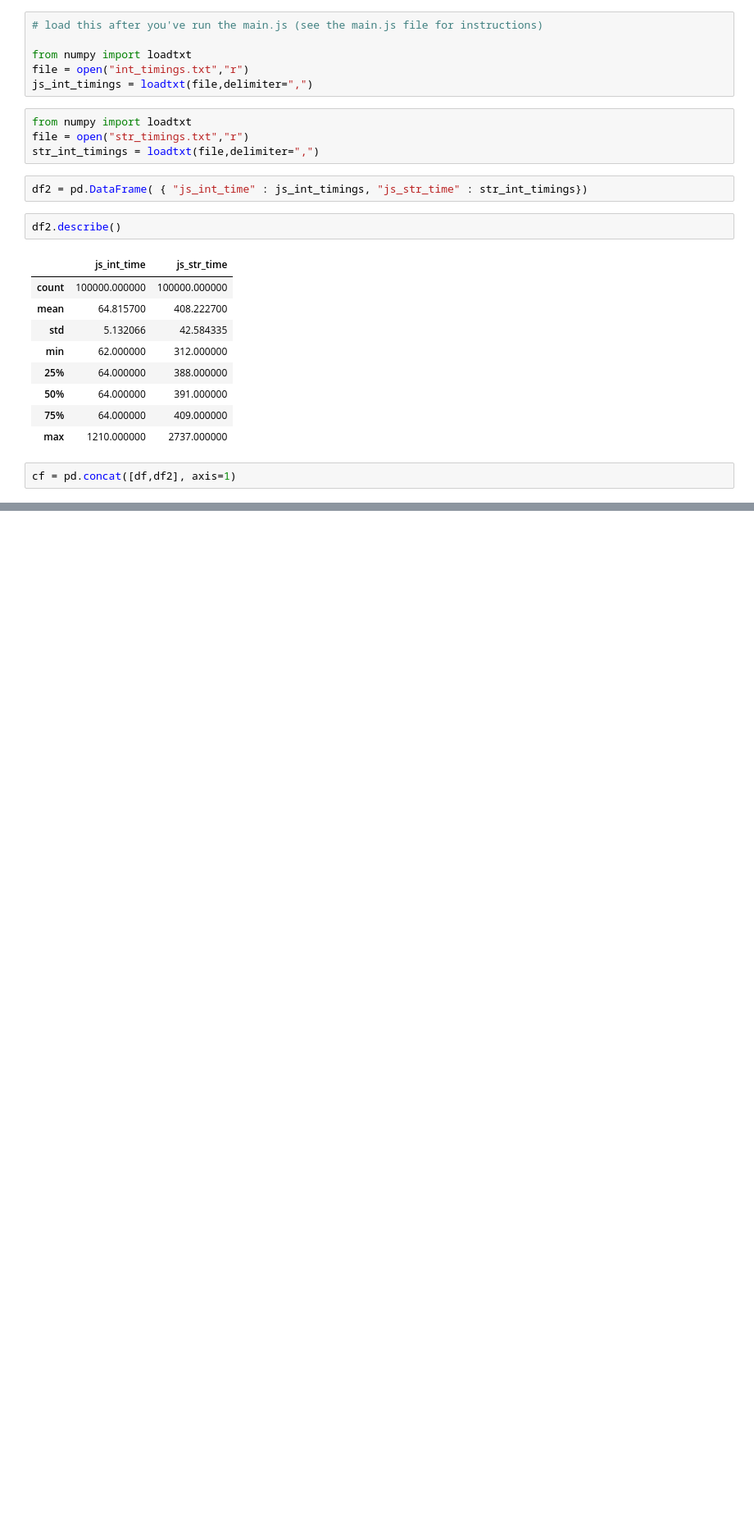
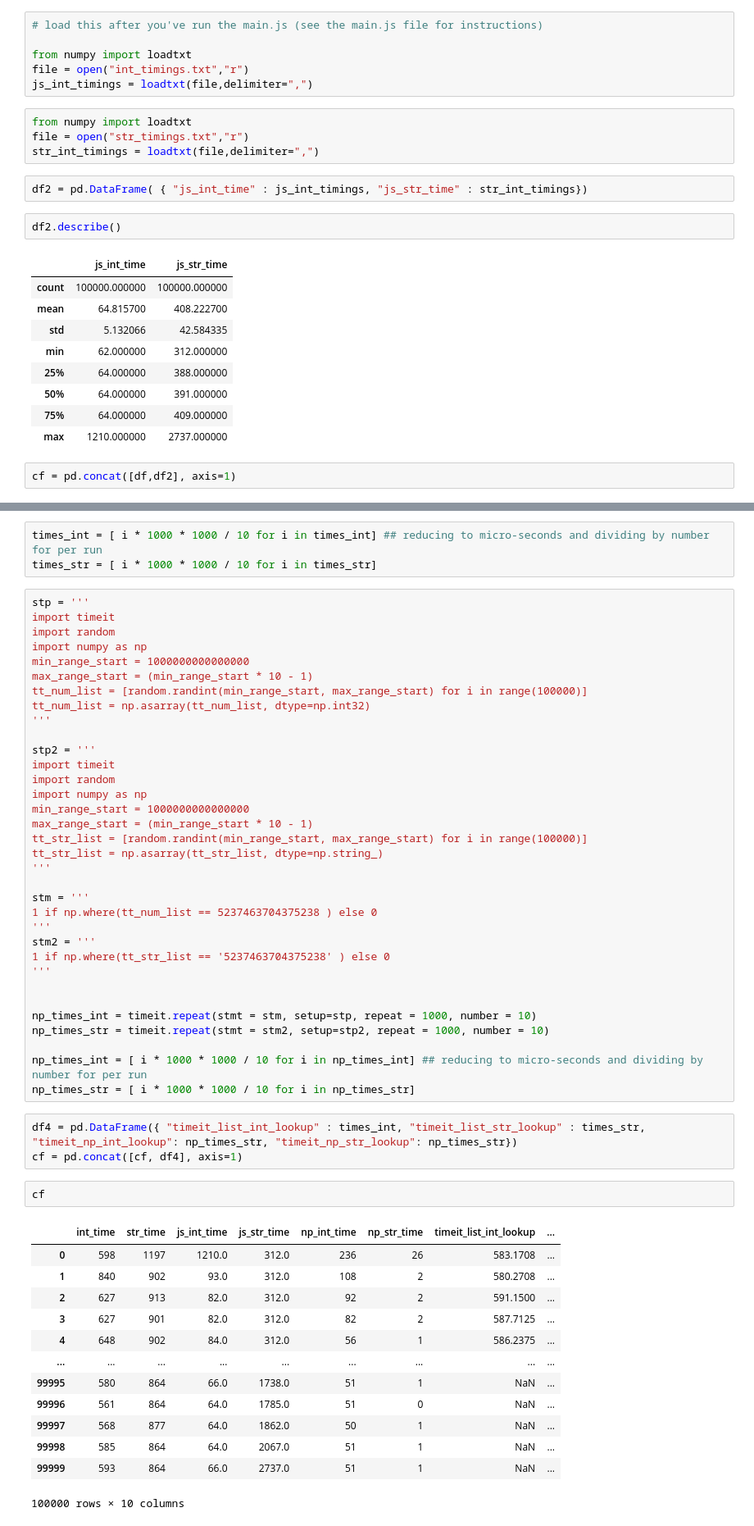
Before and after one commit to medicantBias117/SpeedCompare, a Jupyter notebook: main.ipynb, the cells around one changed output, grey strips where cells are left out. Shown: that part at 82% size. Cells and saved outputs as stored; diff of their text form; blank space fills up the shorter version.

```diff
--- a/main.ipynb
+++ b/main.ipynb
@@ -120,0 +258,56 @@ pyplot.show()
+# %%
+times_int = [ i * 1000 * 1000 / 10 for i in times_int] ## reducing to micro-seconds and dividing by number for per run
+times_str = [ i * 1000 * 1000 / 10 for i in times_str]
+# %%
+stp = '''
+import timeit
+import random
+import numpy as np
+min_range_start = 1000000000000000
+max_range_start = (min_range_start * 10 - 1)
+tt_num_list = [random.randint(min_range_start, max_range_start) for i in range(100000)]
+tt_num_list = np.asarray(tt_num_list, dtype=np.int32)
+'''
+
+stp2 = '''
+import timeit
+import random
+import numpy as np
+min_range_start = 1000000000000000
+max_range_start = (min_range_start * 10 - 1)
+tt_str_list = [random.randint(min_range_start, max_range_start) for i in range(100000)]
+tt_str_list = np.asarray(tt_str_list, dtype=np.string_)
+'''
+
+stm = '''
+1 if np.where(tt_num_list == 5237463704375238 ) else 0
+'''
+stm2 = '''
+1 if np.where(tt_str_list == '5237463704375238' ) else 0
+'''
+
+
+np_times_int = timeit.repeat(stmt = stm, setup=stp, repeat = 1000, number = 10)
+np_times_str = timeit.repeat(stmt = stm2, setup=stp2, repeat = 1000, number = 10)
+
+np_times_int = [ i * 1000 * 1000 / 10 for i in np_times_int] ## reducing to micro-seconds and dividing by number for per run
+np_times_str = [ i * 1000 * 1000 / 10 for i in np_times_str]
+# %%
+df4 = pd.DataFrame({ "timeit_list_int_lookup" : times_int, "timeit_list_str_lookup" : times_str, "timeit_np_int_lookup": np_times_str, "timeit_np_str_lookup": np_times_str})
+cf = pd.concat([cf, df4], axis=1)
+# %%
+cf
+# %% [output]
+|  | int_time | str_time | js_int_time | js_str_time | np_int_time | np_str_time | timeit_list_int_lookup | ... |
+| 0 | 598 | 1197 | 1210.0 | 312.0 | 236 | 26 | 583.1708 | ... |
+| 1 | 840 | 902 | 93.0 | 312.0 | 108 | 2 | 580.2708 | ... |
+| 2 | 627 | 913 | 82.0 | 312.0 | 92 | 2 | 591.1500 | ... |
+| 3 | 627 | 901 | 82.0 | 312.0 | 82 | 2 | 587.7125 | ... |
+| 4 | 648 | 902 | 84.0 | 312.0 | 56 | 1 | 586.2375 | ... |
+| ... | ... | ... | ... | ... | ... | ... | ... | ... |
+| 99995 | 580 | 864 | 66.0 | 1738.0 | 51 | 1 | NaN | ... |
+| 99996 | 561 | 864 | 64.0 | 1785.0 | 51 | 0 | NaN | ... |
+| 99997 | 568 | 877 | 64.0 | 1862.0 | 50 | 1 | NaN | ... |
+| 99998 | 585 | 864 | 64.0 | 2067.0 | 51 | 1 | NaN | ... |
+| 99999 | 593 | 864 | 66.0 | 2737.0 | 51 | 1 | NaN | ... |
+100000 rows × 10 columns
```
Also changed, not shown: parts of 15 cells of this notebook.
